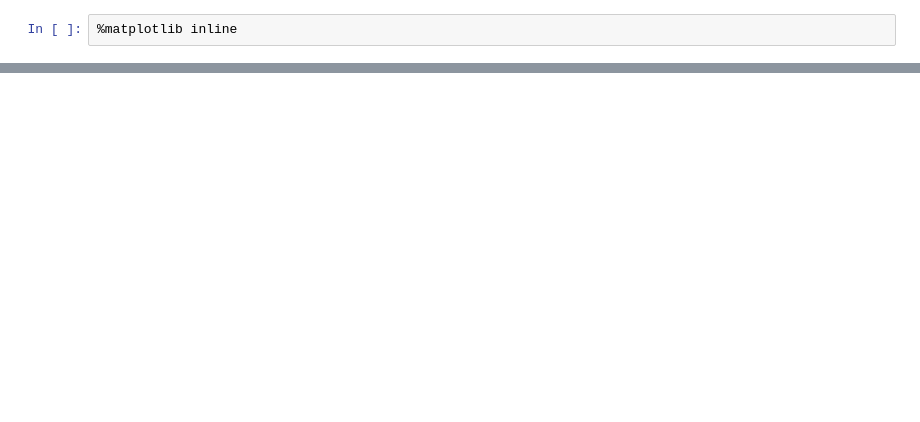
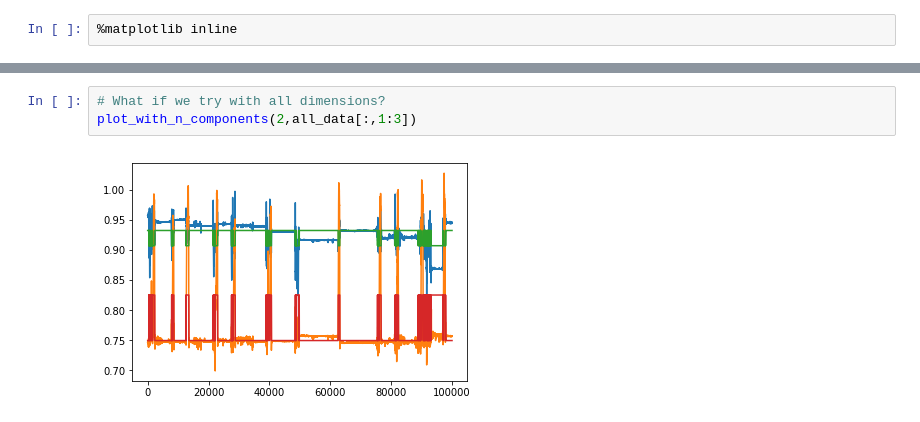
Before and after one commit to travers-rhodes/analyze_motion_data, a Jupyter notebook: AutoregressiveSpoonDataZComponent.ipynb, the cells around one changed output, grey strips where cells are left out. Drawn from its saved outputs; the diff is of its cells as text; blank space fills up the shorter version.

```diff
--- a/AutoregressiveSpoonDataZComponent.ipynb
+++ b/AutoregressiveSpoonDataZComponent.ipynb
@@ -73,0 +77,5 @@ plt.plot(model.means_[est_z])
+# %%
+# What if we try with all dimensions?
+plot_with_n_components(2,all_data[:,1:3])
+# %% [output]
+[figure, added]
```
Also changed, not shown: parts of 10 cells of this notebook.
